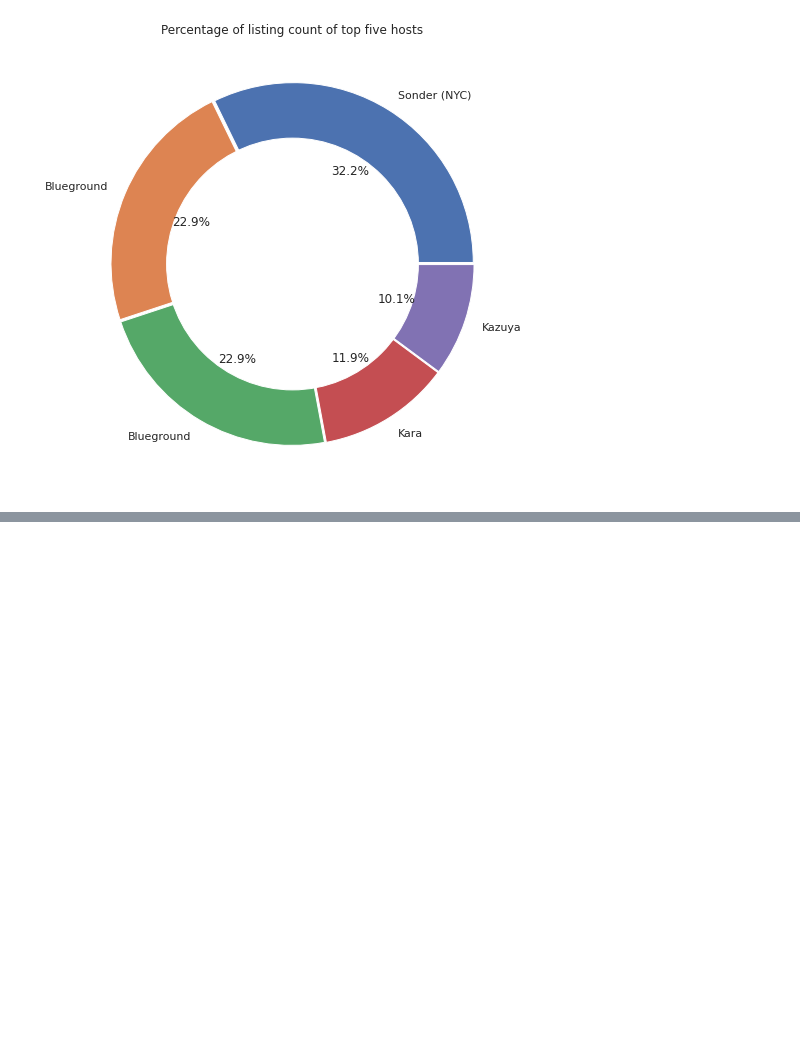
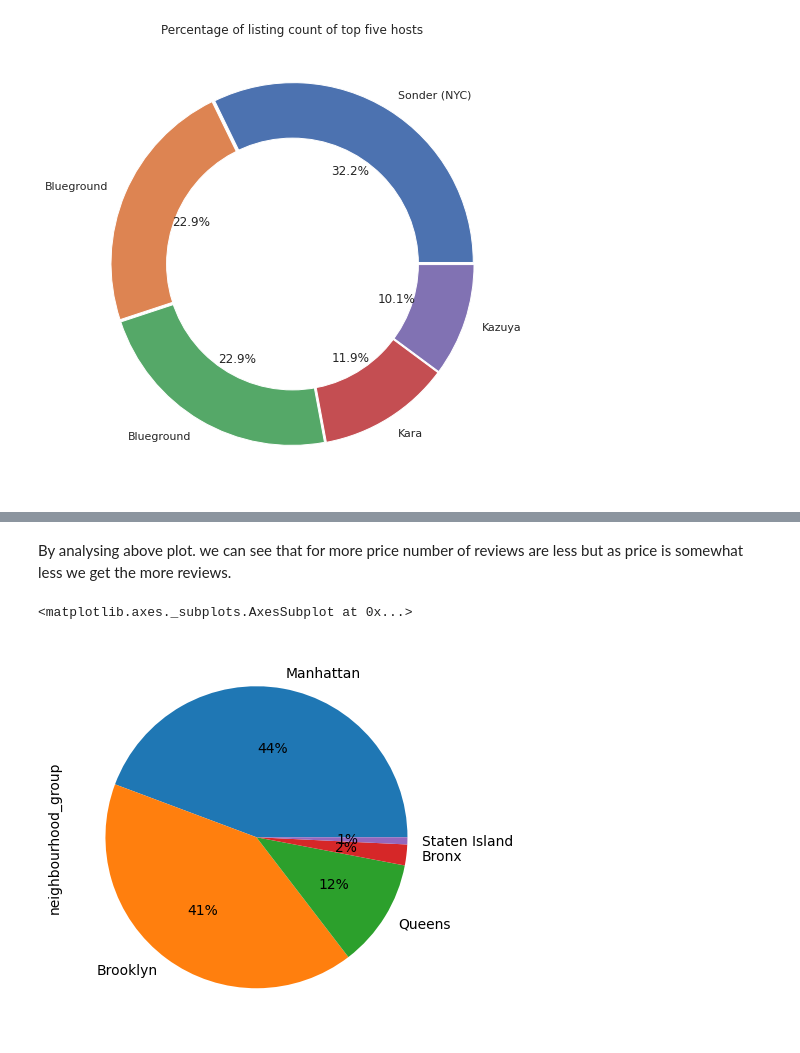
Before and after one commit to Deepakkarki24/Airbnb-Booking-Analysis, a Jupyter notebook: Deepak_Karki_Capstone_Project.ipynb, the cells around one changed output, grey strips where cells are left out. Saved outputs shown, nothing was run; the diff lists cells and outputs as text; code cells hidden in the pictures; blank space fills up the shorter version.

```diff
--- a/Deepak_Karki_Capstone_Project.ipynb
+++ b/Deepak_Karki_Capstone_Project.ipynb
@@ -406,0 +427,10 @@ plt.show()
+# %% [markdown]
+By analysing above plot. we can see that for more price number of reviews are less but as price is somewhat less we get the more reviews.
+# %%
+# Plotting neighbourhood_group on a pie-chart
+
+fig = plt.figure(figsize=(5,5), dpi=100)
+airbnb_data['neighbourhood_group'].value_counts().plot(kind='pie',  autopct='%1.0f%%', startangle=360, fontsize=10)
+# %% [output]
+<matplotlib.axes._subplots.AxesSubplot at 0x...>
+[figure, added]
```
Also changed, not shown: parts of 9 cells of this notebook.
